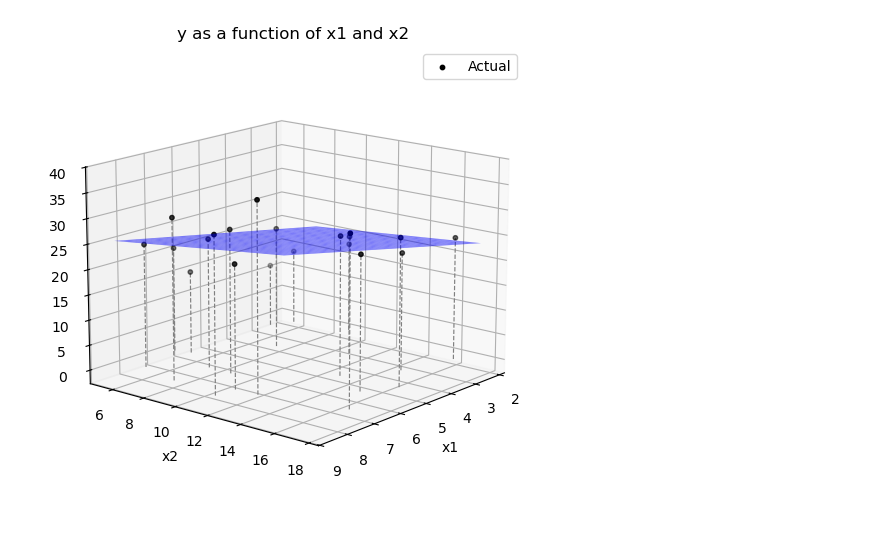
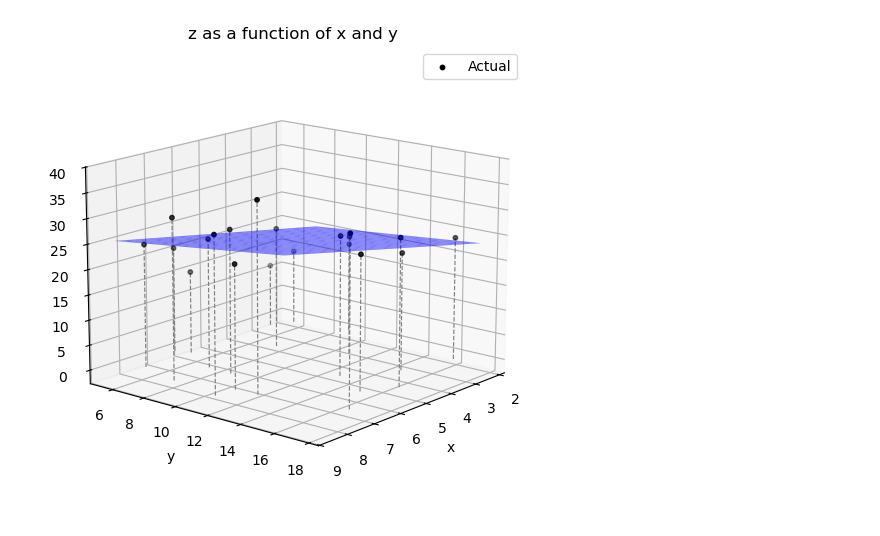
Before and after one commit to dnepple/tprstats-python, a Jupyter notebook: notebooks/go_3d_plot.ipynb, the cells around one changed output. Drawn from its saved outputs; the diff is of its cells as text; code cells hidden in the pictures.

Commit message:
feat(plot_3d): update

```diff
--- a/notebooks/go_3d_plot.ipynb
+++ b/notebooks/go_3d_plot.ipynb
@@ -10,7 +10,7 @@ model_coffee_ts = tprstats.model(name = "ts", formula='cons~rpcarb+rpcinc+rpcofe
 # %%
 model_log_coffee_ts = tprstats.model(name = "ts", formula='log(cons) ~ log(rpcarb) + log(rpcinc) + log(rpcofe)', data=coffee_data)
 # %%
-plot_3d_example1 = pd.read_excel('C:/Users/epple/Box/Temporary/Plot_3D_Example1.xlsx')
+plot_3d_example = pd.read_excel('C:/Users/epple/Box/Temporary/Plot_3D_Example.xlsx')
 # %%
 import numpy as np
 import pandas as pd
@@ -67,6 +67,6 @@ def plot_3d_regression(varx, vary, varz, theTheta, thePhi, data):
 # Assuming 'data' is a pandas DataFrame with columns 'varx', 'vary', and 'varz'
 # plot_3d_regression('varx', 'vary', 'varz', 30, 45, data)
 # %%
-plot_3d_regression('x1', 'x2', 'y', 40, 15, plot_3d_example)
+plot_3d_regression('x', 'y', 'z', 40, 15, plot_3d_example)
 # %% [output]
-[figure, old version]
+[figure, new version]
```
Also changed, not shown: parts of 4 cells of this notebook.
